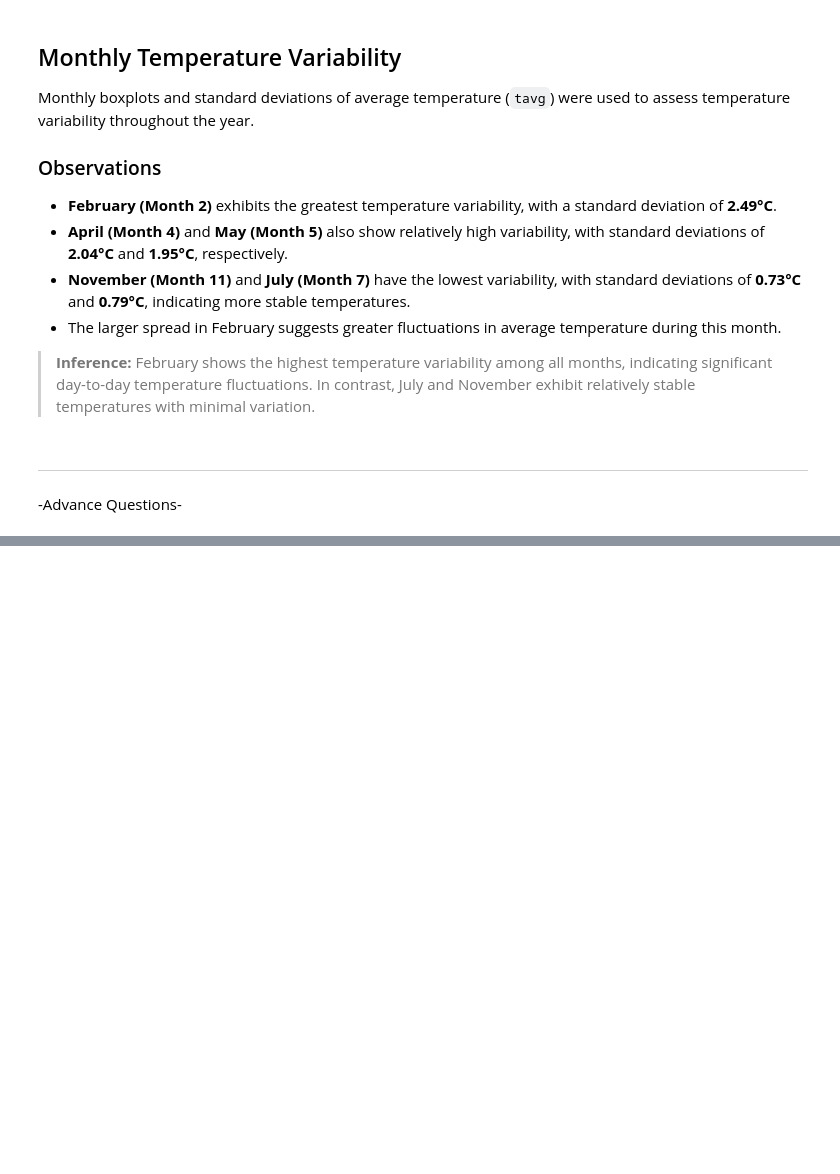
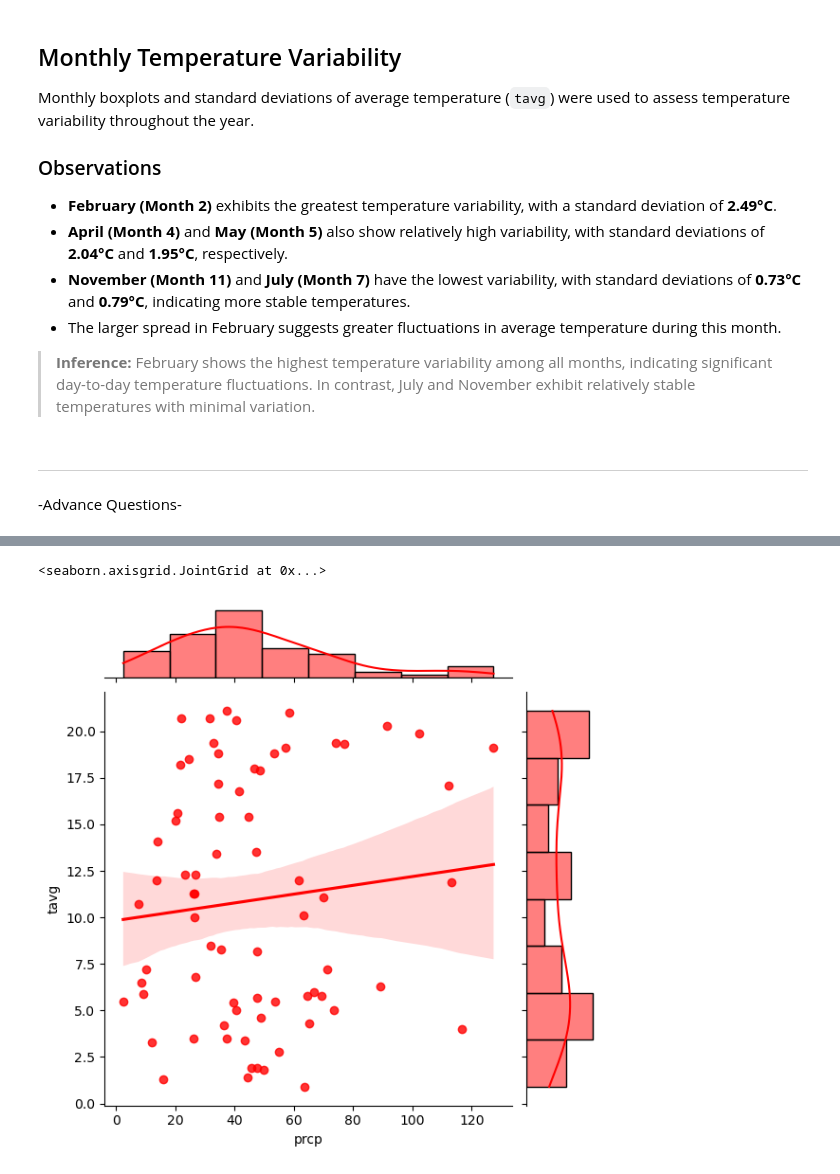
Before and after one commit to thedhawalpanchamiya/data-visualization, a Jupyter notebook: seaborn_work.ipynb, the cells around one changed output, grey strips where cells are left out. Drawn from its saved outputs; the diff is of its cells as text; code cells hidden in the pictures; blank space fills up the shorter version.

```diff
--- a/seaborn_work.ipynb
+++ b/seaborn_work.ipynb
@@ -570,0 +584,5 @@ Monthly boxplots and standard deviations of average temperature (`tavg`) were us
+# %%
+sns.jointplot(data=data, y="tavg", x="prcp", kind="reg" , color = "red")
+# %% [output]
+<seaborn.axisgrid.JointGrid at 0x...>
+[figure, added]
```
Also changed, not shown: parts of 12 cells of this notebook.
